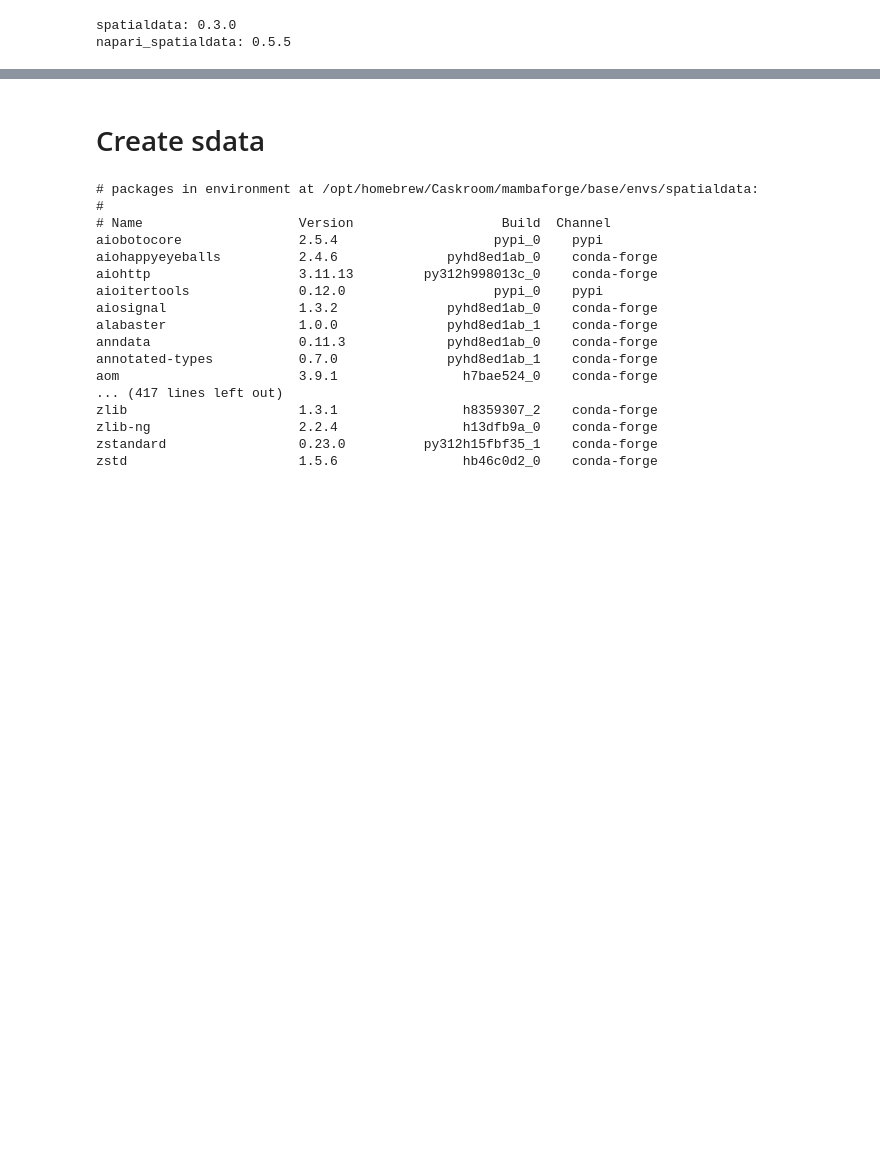
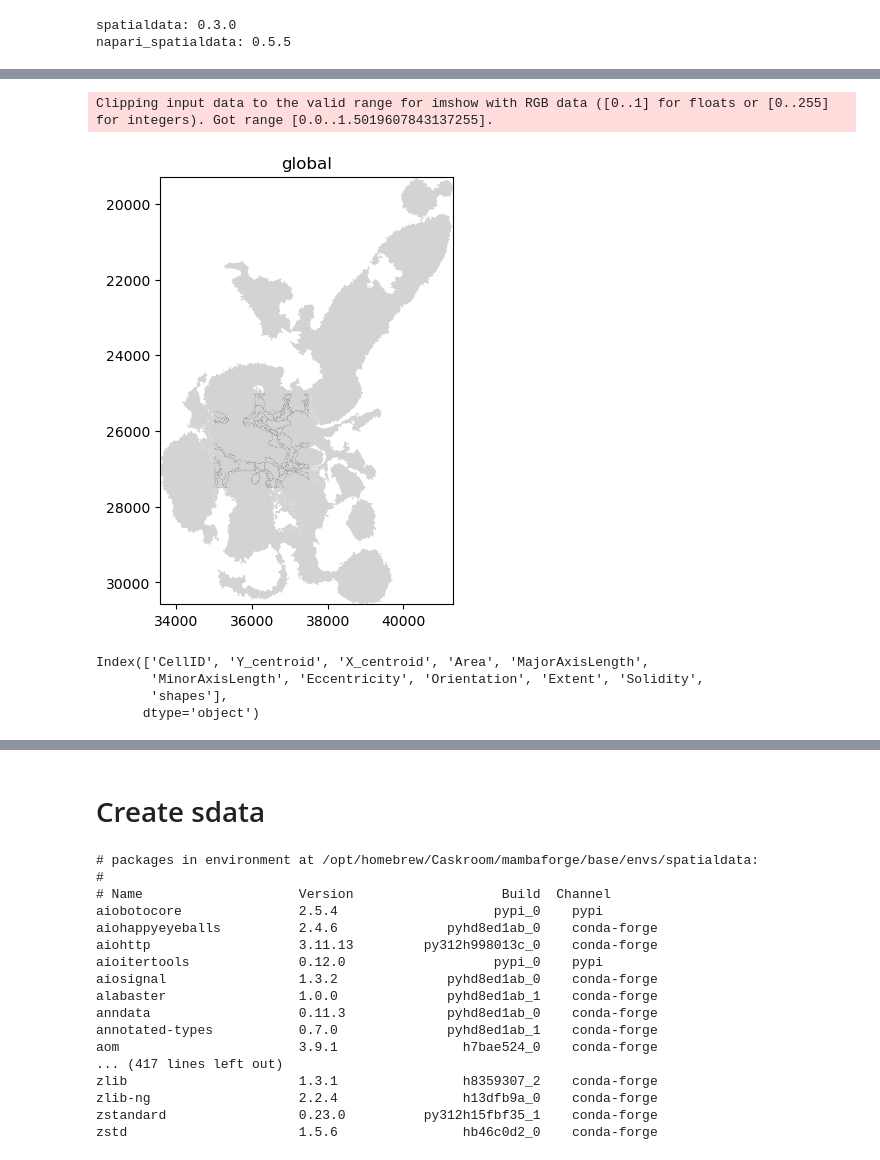
Before and after one commit to CosciaLab/openDVP, a Jupyter notebook: jupyternotebooks/SpatialData_for_figures.ipynb, the cells around one changed output, grey strips where cells are left out. Saved outputs shown, nothing was run; the diff lists cells and outputs as text; code cells hidden in the pictures; blank space fills up the shorter version.

```diff
--- a/jupyternotebooks/SpatialData_for_figures.ipynb
+++ b/jupyternotebooks/SpatialData_for_figures.ipynb
@@ -26,0 +80,19 @@ napari_spatialdata: 0.5.5
+# %%
+cropped_sdata.pl.render_images(
+    element="mIF",
+    channel = [4,5,6,7],
+    palette = ['gray', "blue", "cyan", "red"],
+    norm= matplotlib.colors.Normalize(vmin=2, vmax=35, clip=False),
+).pl.render_shapes(
+    element="voronoi_RCN",
+).pl.show()
+# %% [output]
+Clipping input data to the valid range for imshow with RGB data ([0..1] for floats or [0..255] for integers). Got range [0.0..1.5019607843137255].
+[figure, added]
+# %%
+cropped_sdata['imaging'].obs.columns
+# %% [output]
+Index(['CellID', 'Y_centroid', 'X_centroid', 'Area', 'MajorAxisLength',
+       'MinorAxisLength', 'Eccentricity', 'Orientation', 'Extent', 'Solidity',
+       'shapes'],
+      dtype='object')
```
Also changed, not shown: parts of 43 cells of this notebook, 1 other file.
